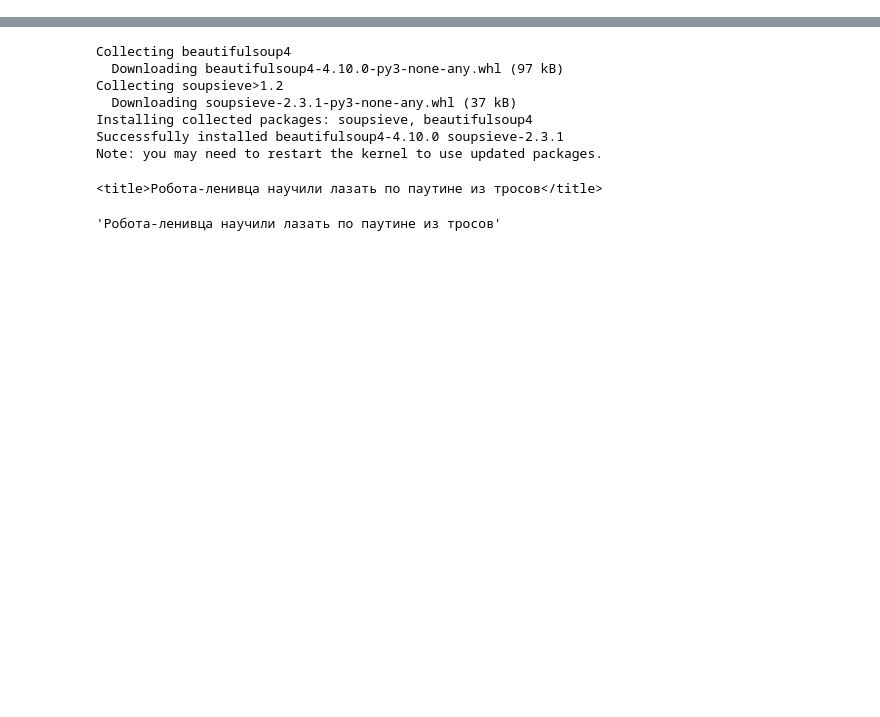
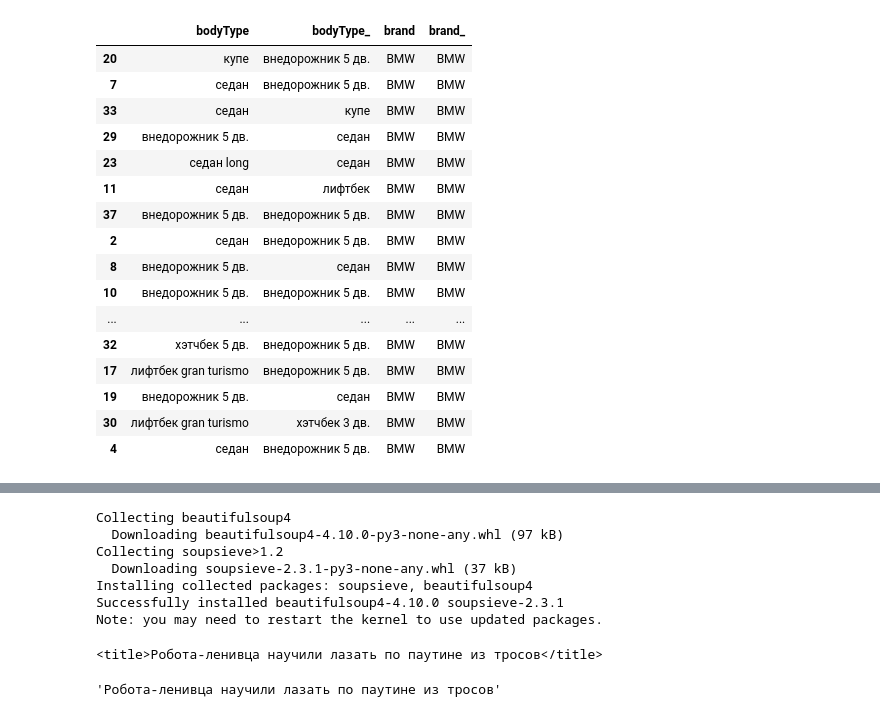
Before and after one commit to sawa25/module_6, a Jupyter notebook: getdata.ipynb, the cells around one changed output, grey strips where cells are left out. Drawn from its saved outputs; the diff is of its cells as text; code cells hidden in the pictures; blank space fills up the shorter version.

```diff
--- a/getdata.ipynb
+++ b/getdata.ipynb
@@ -129,8 +124,0 @@ print(tmpval)
-# %%
-#в возвращаемых данных json некорректно присутствует двойная кавычка, нарушающая json формат.
-# удалить кавычку, чтобы просмотрщиками json можно было смотреть
-datadic_=datadic.copy()
-tmp=datadic_.__str__().replace('"','')
-datadic_=ast.literal_eval(tmp)
-js=json.dumps(datadic_)
-js
@@ -136,0 +139,33 @@ js
+# %%
+#в возвращаемых данных json есть некорректные данные
+# поправить их, чтобы просмотрщиками json можно было смотреть
+import copy
+
+datadic=responsedic(1,js)
+
+datadic_=copy.deepcopy(datadic)
+
+#используя итератор для зеркального словаря datadic, удаление из datadic_ больших кусков текста,
+#в них попадаются несбалансированные кавычки, бэкслэши и хрен знает что еще и json их не открывает
+def parsedictremovechunk(mirrordic,dic,isfirst=True):
+    for k,v in mirrordic.items():
+        if type(v)==dict:
+            parsedictremovechunk(v,dic[k],isfirst)
+        elif type(v)==list:
+            curind=0
+            for li in v:
+                if type(li)==dict:
+                    parsedictremovechunk(li,dic[k][curind],isfirst)
+                    curind+=1
+        elif type(v)==str and len(v)>150:
+            if isfirst:
+                if dic[k]==v: dic[k]="text removed"
+                else: print("не зеркало")
+            else: print("проверка {},{}\n{}".format(k,dic[k],v))
+        else:
+            pass
+            # print("неожиданный тип",type(v))
+
+parsedictremovechunk(datadic,datadic_)
+#проверка
+parsedictremovechunk(datadic,datadic_,False)
@@ -227,3 +465,23 @@ deepkey=deepintodict(datadic_,"",rootkey='offers')
+# %%
+df.sample(38)
+# %% [output]
+|  | bodyType | bodyType_ | brand | brand_ |
+| 20 | купе | внедорожник 5 дв. | BMW | BMW |
+| 7 | седан | внедорожник 5 дв. | BMW | BMW |
+| 33 | седан | купе | BMW | BMW |
+| 29 | внедорожник 5 дв. | седан | BMW | BMW |
+| 23 | седан long | седан | BMW | BMW |
+| 11 | седан | лифтбек | BMW | BMW |
+| 37 | внедорожник 5 дв. | внедорожник 5 дв. | BMW | BMW |
+| 2 | седан | внедорожник 5 дв. | BMW | BMW |
+| 8 | внедорожник 5 дв. | седан | BMW | BMW |
+| 10 | внедорожник 5 дв. | внедорожник 5 дв. | BMW | BMW |
+| ... | ... | ... | ... | ... |
+| 32 | хэтчбек 5 дв. | внедорожник 5 дв. | BMW | BMW |
+| 17 | лифтбек gran turismo | внедорожник 5 дв. | BMW | BMW |
+| 19 | внедорожник 5 дв. | седан | BMW | BMW |
+| 30 | лифтбек gran turismo | хэтчбек 3 дв. | BMW | BMW |
+| 4 | седан | внедорожник 5 дв. | BMW | BMW |
 # %%
 
 
```
Also changed, not shown: parts of 12 cells of this notebook.
